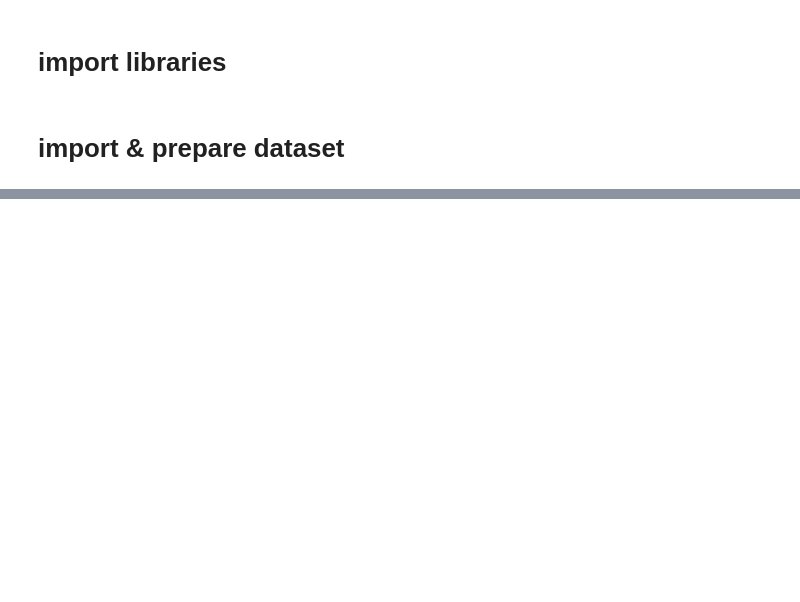
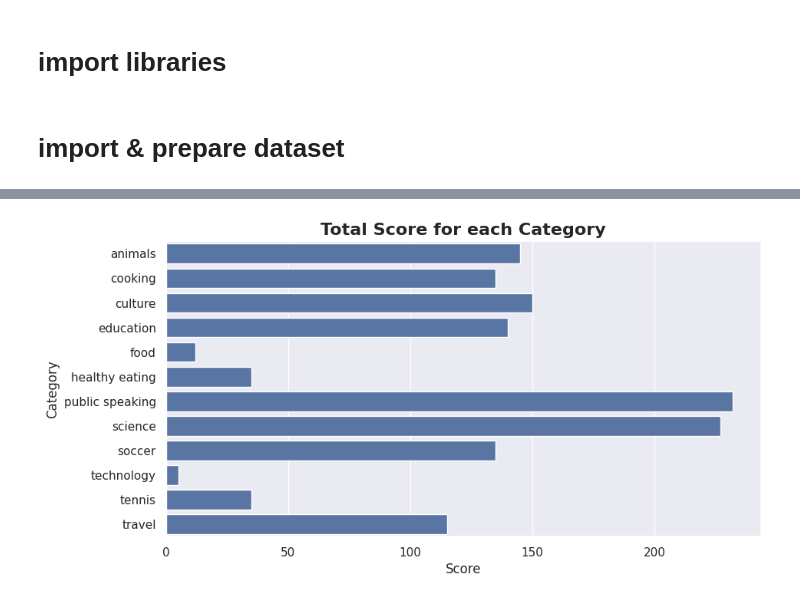
Before and after one commit to AhmAnwar/accenture_virtual_experience_VE_by_Forage, a Jupyter notebook: accenture-virtual-experience-ve-by-forage.ipynb, the cells around one changed output, grey strips where cells are left out. Drawn from its saved outputs; the diff is of its cells as text; code cells hidden in the pictures; blank space fills up the shorter version.

```diff
--- a/accenture-virtual-experience-ve-by-forage.ipynb
+++ b/accenture-virtual-experience-ve-by-forage.ipynb
@@ -129,0 +317,8 @@ df['Content ID'].nunique()
+# %%
+plt.figure(figsize= (10, 5))
+
+sns.barplot(data= df.groupby('Category', as_index= False).agg({'Score': 'sum'}), x= 'Score', y= 'Category', orient= 'h')
+plt.title('Total Score for each Category', fontdict= {'size': 16, 'weight': 'bold'})
+plt.show()
+# %% [output]
+[figure, added]
```
Also changed, not shown: parts of 76 cells of this notebook.
